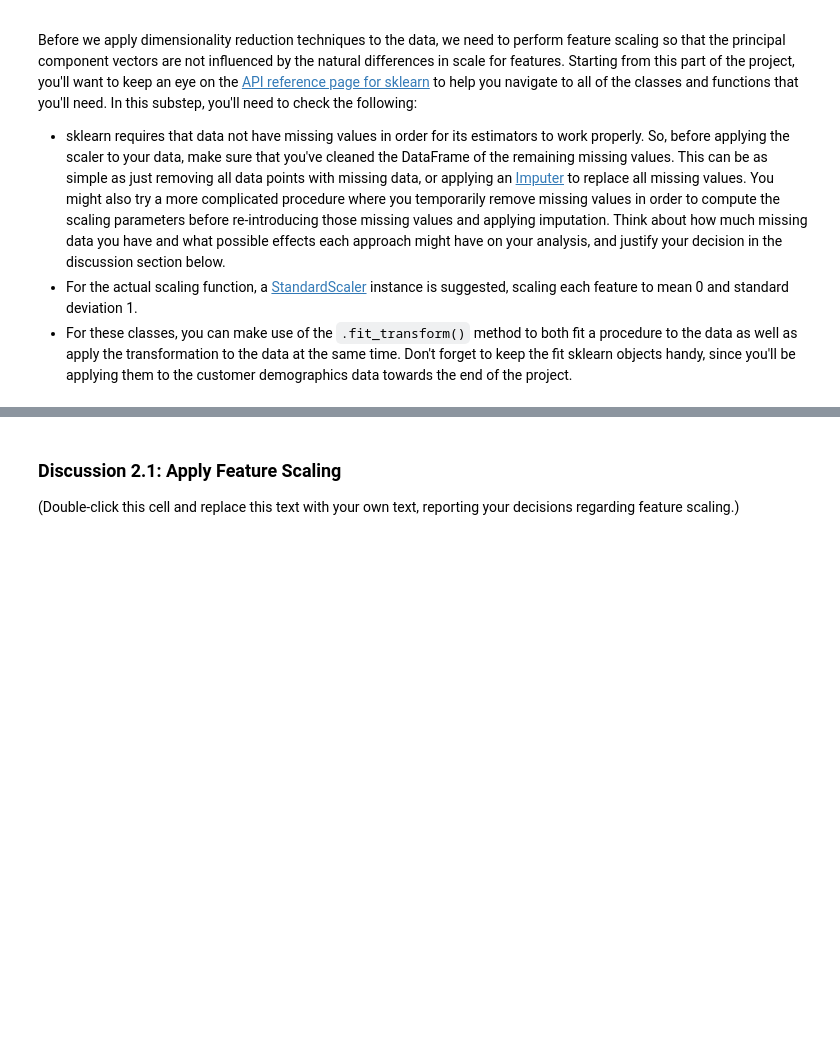
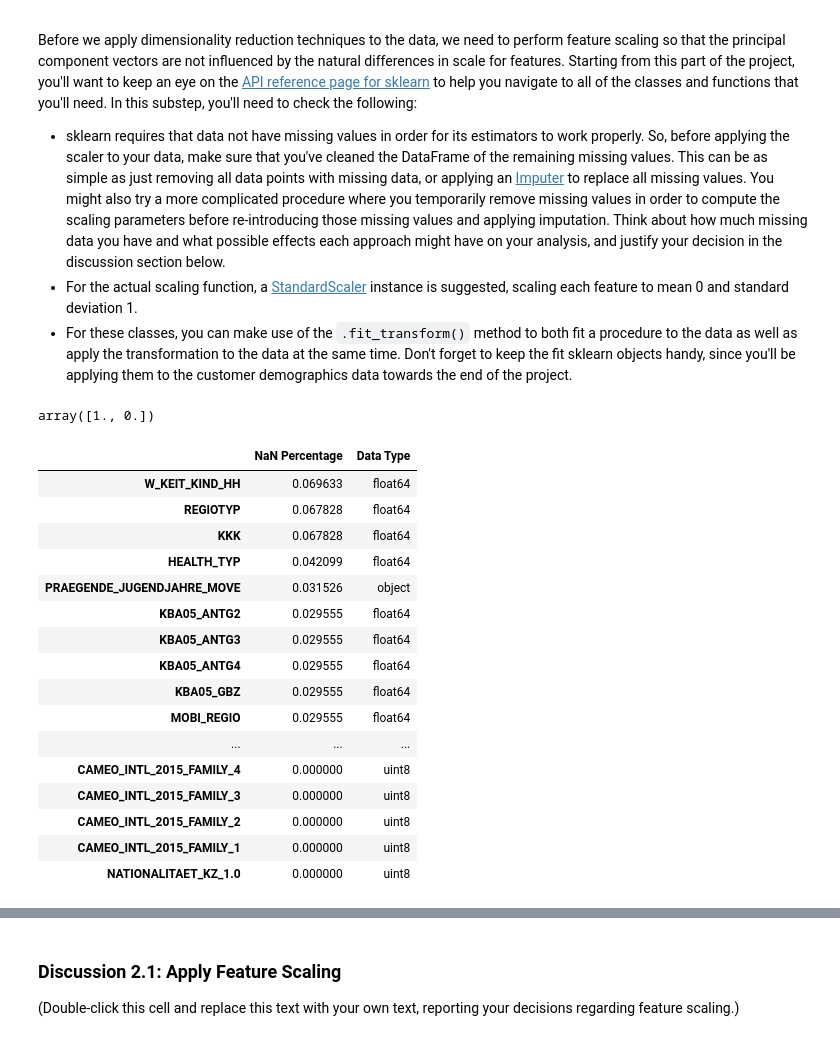
Before and after one commit to EugeneGene/customer_segments_Arvato, a Jupyter notebook: notebooks/Identify_Customer_Segments.ipynb, the cells around one changed output, grey strips where cells are left out. Drawn from its saved outputs; the diff is of its cells as text; code cells hidden in the pictures; blank space fills up the shorter version.

```diff
--- a/notebooks/Identify_Customer_Segments.ipynb
+++ b/notebooks/Identify_Customer_Segments.ipynb
@@ -771,0 +1443,31 @@ def clean_data(df):
+# %%
+def one_hot_encode(df, COLUMNS):
+    COLS_REMOVE = []
+    NEW_COLS = []
+    df_temp = df.loc[:, COLUMNS].copy()
+    ## One-Hot-Encoding of categorial variables with cardinality >= 3, < 5
+    for col in COLUMNS:
+        try:
+            unique_values = df[col].unique()
+            length = len(df[col].unique())
+            print(f"unique_values: {unique_values}")
+            print(f"length: {length}")
+
+            if length >= 3:
+                # Get the all of the
+                original_cols = df_temp.columns
+
+                df_temp = pd.get_dummies(df_temp, columns=[col])
+                # Save the one-hot encoded column for later removal
+                COLS_REMOVE.append(col)
+                # Get the names of the newly created one-hot encoded columns
+                new_cols = set(df_temp.columns) - set(original_cols)
+                # Add the newly created one-hot encoded to tmp list to be later added
+                NEW_COLS.extend(new_cols)
+            else:
+                print(f"Skipping {col}. Cardinality: {length}")
+
+        except KeyError:
+            print(f"The column {col} does not exist.")
+
+    return df_temp, COLS_REMOVE, NEW_COLS
@@ -786,0 +1709,30 @@ Before we apply dimensionality reduction techniques to the data, we need to perf
+# %%
+df_process['SOHO_KZ'].unique()
+# %% [output]
+array([1., 0.])
+# %%
+nan_percent = df_process.isna().mean().sort_values()
+data_types = df_process.dtypes
+nan_data_types_df = pd.DataFrame({
+    'NaN Percentage': nan_percent,
+    'Data Type': data_types
+})
+nan_data_types_df.sort_values(by='NaN Percentage', ascending=False)
+# %% [output]
+|  | NaN Percentage | Data Type |
+| W_KEIT_KIND_HH | 0.069633 | float64 |
+| REGIOTYP | 0.067828 | float64 |
+| KKK | 0.067828 | float64 |
+| HEALTH_TYP | 0.042099 | float64 |
+| PRAEGENDE_JUGENDJAHRE_MOVE | 0.031526 | object |
+| KBA05_ANTG2 | 0.029555 | float64 |
+| KBA05_ANTG3 | 0.029555 | float64 |
+| KBA05_ANTG4 | 0.029555 | float64 |
+| KBA05_GBZ | 0.029555 | float64 |
+| MOBI_REGIO | 0.029555 | float64 |
+| ... | ... | ... |
+| CAMEO_INTL_2015_FAMILY_4 | 0.000000 | uint8 |
+| CAMEO_INTL_2015_FAMILY_3 | 0.000000 | uint8 |
+| CAMEO_INTL_2015_FAMILY_2 | 0.000000 | uint8 |
+| CAMEO_INTL_2015_FAMILY_1 | 0.000000 | uint8 |
+| NATIONALITAET_KZ_1.0 | 0.000000 | uint8 |
```
Also changed, not shown: parts of 66 cells of this notebook.
